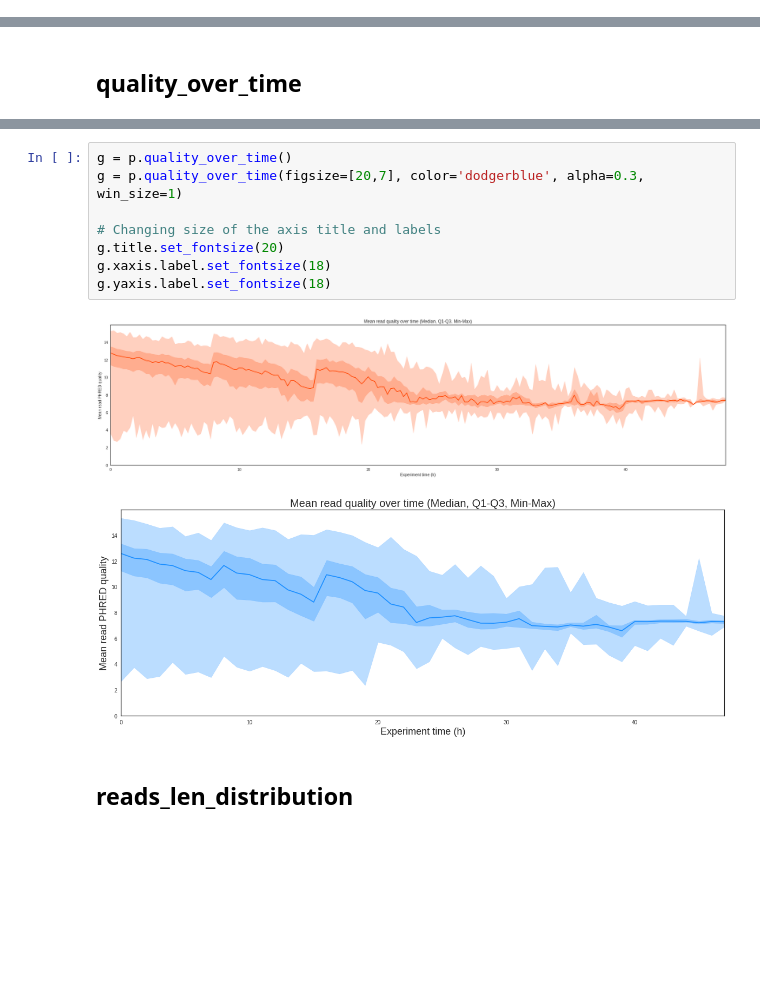
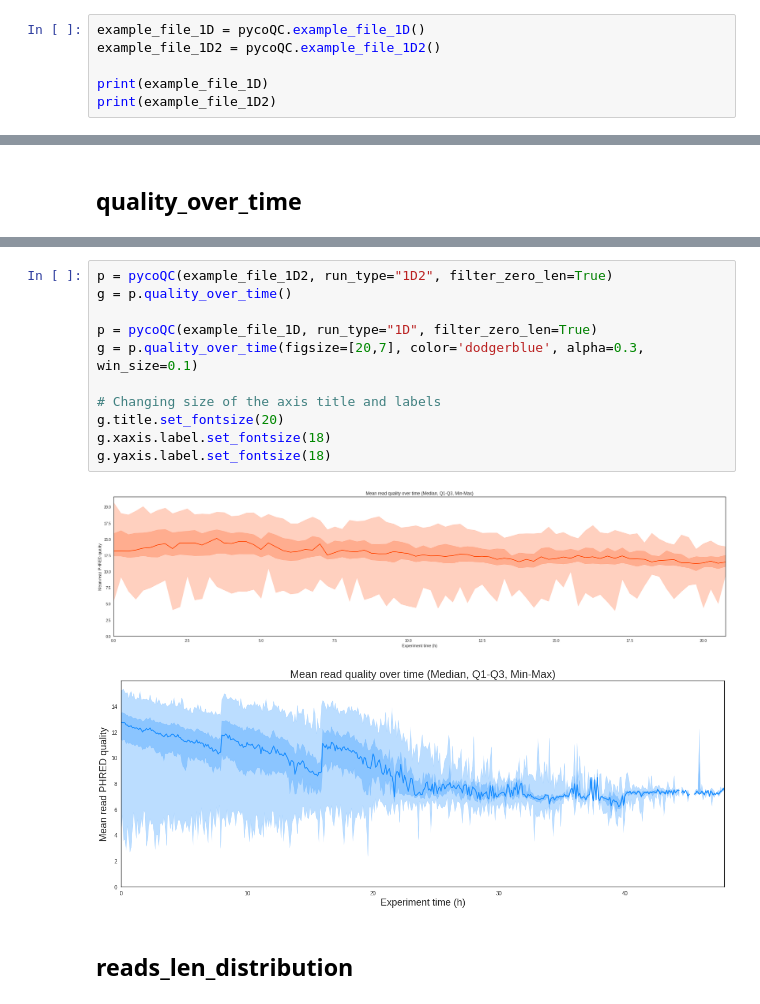
Before and after one commit to a-slide/pycoQC, a Jupyter notebook: pycoQC/test_pycoQC.ipynb, the cells around one changed output, grey strips where cells are left out. Drawn from its saved outputs; the diff is of its cells as text; blank space fills up the shorter version.

Commit message:
Add 1D2/2D support and refactorize time series functions

```diff
--- a/pycoQC/test_pycoQC.ipynb
+++ b/pycoQC/test_pycoQC.ipynb
@@ -16,0 +16,6 @@ from pycoQC import sequencing_summary_file_1dsq
+# %%
+example_file_1D = pycoQC.example_file_1D()
+example_file_1D2 = pycoQC.example_file_1D2()
+
+print(example_file_1D)
+print(example_file_1D2)
@@ -314,16 +372,19 @@ Size of the bins in hours [Default 0.25]
 A matplotlib.axes object for further user customisation (http://matplotlib.org/api/axes_api.html)
 [interactive output not drawn]
 # %%
+p = pycoQC(example_file_1D2, run_type="1D2", filter_zero_len=True)
 g = p.quality_over_time()
-g = p.quality_over_time(figsize=[20,7], color='dodgerblue', alpha=0.3, win_size=1)
+
+p = pycoQC(example_file_1D, run_type="1D", filter_zero_len=True)
+g = p.quality_over_time(figsize=[20,7], color='dodgerblue', alpha=0.3, win_size=0.1)
 
 # Changing size of the axis title and labels
 g.title.set_fontsize(20)
 g.xaxis.label.set_fontsize(18)
 g.yaxis.label.set_fontsize(18)
 # %% [output]
-[figure, old version]
+[figure, new version]
-[figure, old version]
+[figure, new version]
 # %% [markdown]
 ## reads_len_distribution
 # %%
```
Also changed, not shown: parts of 28 cells of this notebook, 20 other files.
